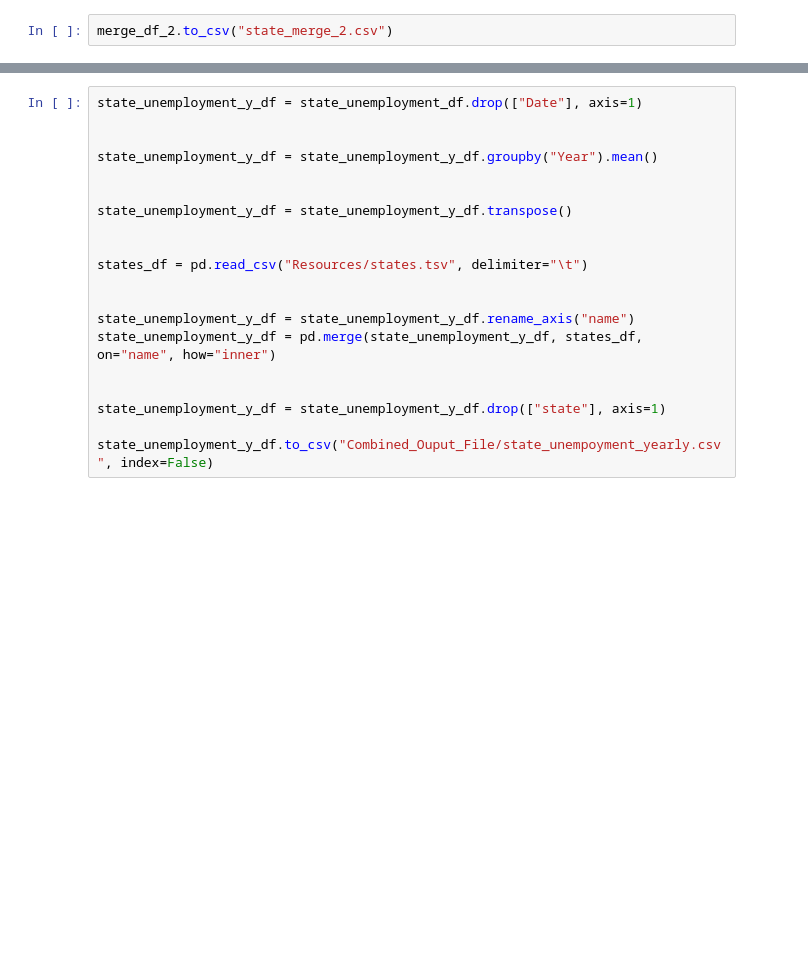
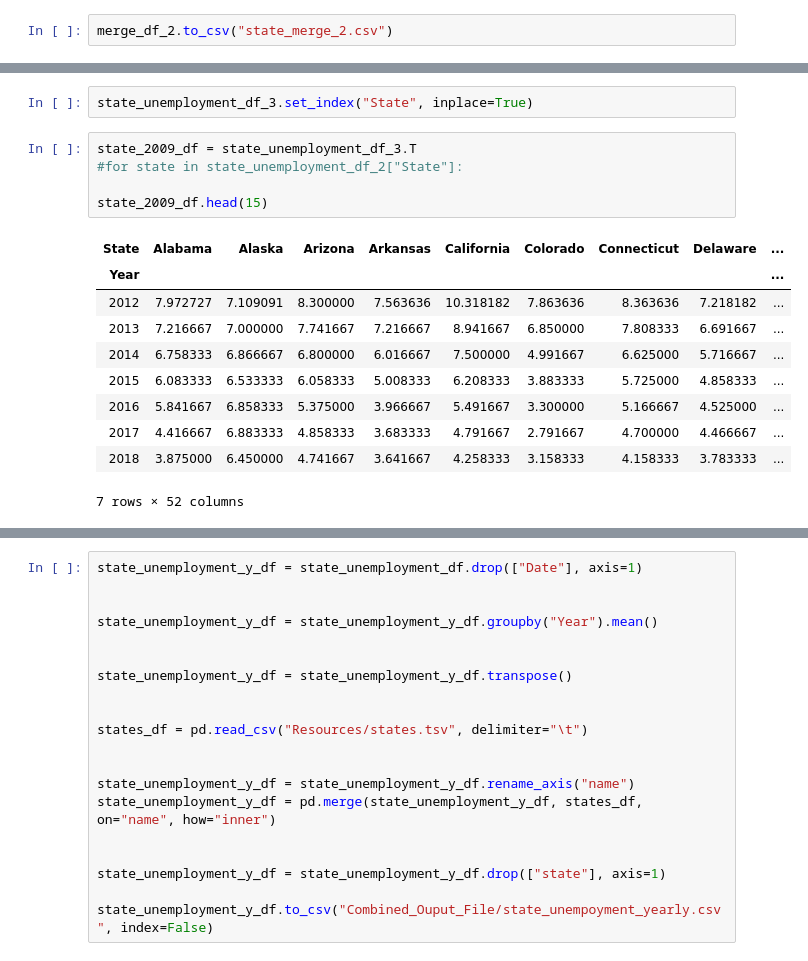
Before and after one commit to jasmine73317/Project-1_Unemployment_data, a Jupyter notebook: Data_Cleaning_for_Master.ipynb, the cells around one changed output, grey strips where cells are left out. Cells and saved outputs as stored; diff of their text form; blank space fills up the shorter version.

```diff
--- a/Data_Cleaning_for_Master.ipynb
+++ b/Data_Cleaning_for_Master.ipynb
@@ -543,0 +863,18 @@ merge_df_2.to_csv("state_merge_2.csv")
+# %%
+state_unemployment_df_3.set_index("State", inplace=True)
+# %%
+state_2009_df = state_unemployment_df_3.T
+#for state in state_unemployment_df_2["State"]:
+
+state_2009_df.head(15)
+# %% [output]
+| State | Alabama | Alaska | Arizona | Arkansas | California | Colorado | Connecticut | Delaware | ... |
+| Year |  |  |  |  |  |  |  |  | ... |
+| 2012 | 7.972727 | 7.109091 | 8.300000 | 7.563636 | 10.318182 | 7.863636 | 8.363636 | 7.218182 | ... |
+| 2013 | 7.216667 | 7.000000 | 7.741667 | 7.216667 | 8.941667 | 6.850000 | 7.808333 | 6.691667 | ... |
+| 2014 | 6.758333 | 6.866667 | 6.800000 | 6.016667 | 7.500000 | 4.991667 | 6.625000 | 5.716667 | ... |
+| 2015 | 6.083333 | 6.533333 | 6.058333 | 5.008333 | 6.208333 | 3.883333 | 5.725000 | 4.858333 | ... |
+| 2016 | 5.841667 | 6.858333 | 5.375000 | 3.966667 | 5.491667 | 3.300000 | 5.166667 | 4.525000 | ... |
+| 2017 | 4.416667 | 6.883333 | 4.858333 | 3.683333 | 4.791667 | 2.791667 | 4.700000 | 4.466667 | ... |
+| 2018 | 3.875000 | 6.450000 | 4.741667 | 3.641667 | 4.258333 | 3.158333 | 4.158333 | 3.783333 | ... |
+7 rows × 52 columns
```
Also changed, not shown: parts of 31 cells of this notebook, 3 other files.
